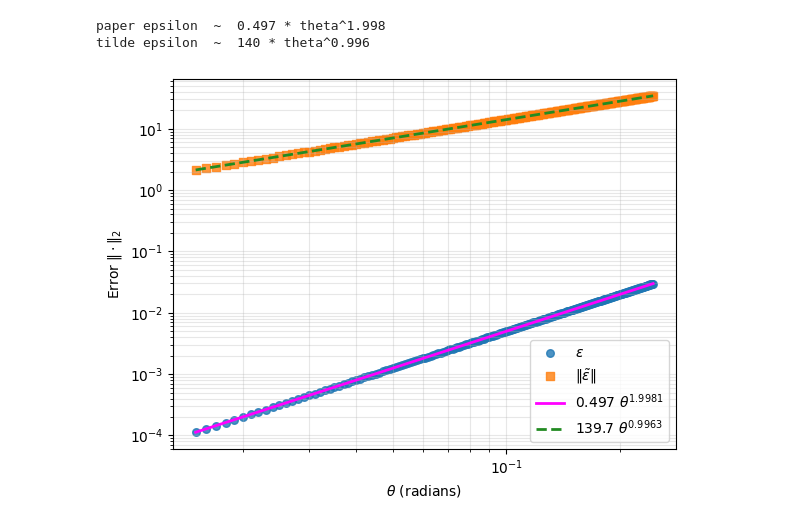
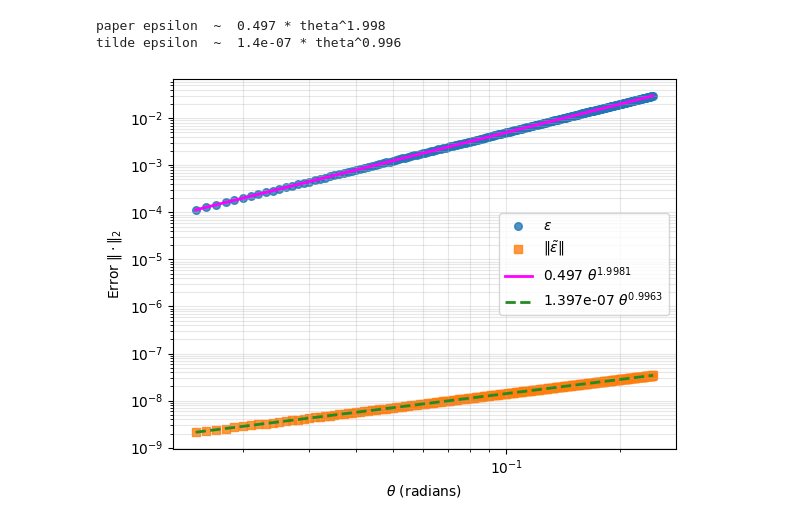
Before and after one commit to Aleks314/Dissertation-MMSC, a Jupyter notebook: dissertation_code_8.ipynb, the cells around one changed output. Drawn from its saved outputs; the diff is of its cells as text; code cells hidden in the pictures.

```diff
--- a/dissertation_code_8.ipynb
+++ b/dissertation_code_8.ipynb
@@ -44,8 +44,8 @@ for theta in thetas:
     c, s = np.cos(theta), np.sin(theta)
 
     # rotate column 0 toward z
-    v0_rot = c * U_A[:, [0]] + s * z
-    V_A[:, 0:1] = v0_rot
+    v0_rot = c * U_A[:, [-1]] + s * z
+    V_A[:, [-1]] = v0_rot
 
     # re-orthonormalise the r columns
     V_A, _ = qr(V_A, mode="economic")
@@ -104,32 +104,32 @@ a_t = 10**loga_t
 print(f"paper epsilon  ~  {a_p:.3g} * theta^{b_p:.3f}")
 print(f"tilde epsilon  ~  {a_t:.3g} * theta^{b_t:.3f}")
 
 # create smooth fit-lines for the plot
 th_fit = np.logspace(np.log10(theta_kept.min()), np.log10(theta_kept.max()), 200)
 ep_p_fit = a_p * th_fit**b_p
 ep_t_fit = a_t * th_fit**b_t
 
 fig, ax = plt.subplots(figsize=(6, 4.5))
 ax.scatter(theta_kept, eps_paper,  marker='o', s=30,
            label=r'$\epsilon$',  alpha=0.8)
 ax.scatter(theta_kept, eps_tilde, marker='s', s=30,
            label=r'$\|\tilde{\epsilon}\|$', alpha=0.8)
 ax.plot(th_fit, ep_p_fit, '-',  color='magenta', lw=2,
         label=rf'{a_p:.4g} $\theta^{{{b_p:.4f}}}$')
 ax.plot(th_fit, ep_t_fit, '--', color='forestgreen', lw=2,
         label=rf'{a_t:.4g} $\theta^{{{b_t:.4f}}}$')
 ax.legend()
 
 ax.set_xscale('log')
 ax.set_yscale('log')
 ax.set_xlabel(r'$\theta$ (radians)')
 ax.set_ylabel(r'Error $\|\cdot\|_2$')
 #ax.set_title('epsilon vs theta')
 ax.grid(True, which='both', alpha=0.3)
 ax.legend()
 plt.tight_layout()
 plt.show()
 # %% [output]
 paper epsilon  ~  0.497 * theta^1.998
-tilde epsilon  ~  140 * theta^0.996
+tilde epsilon  ~  1.4e-07 * theta^0.996
-[figure, old version]
+[figure, new version]
```
Also changed, not shown: parts of 1 cell of this notebook, 9 other files.
